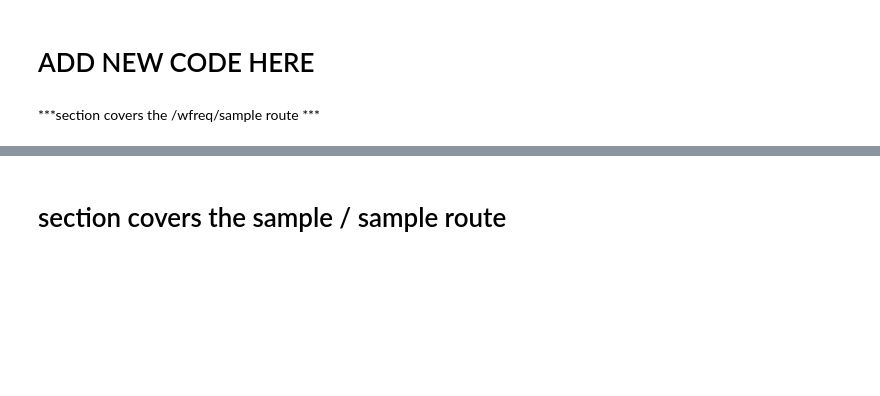
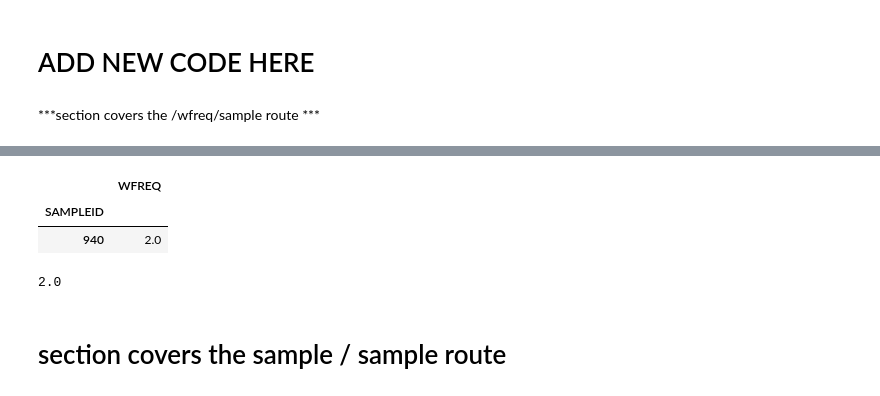
Before and after one commit to ABFdata/Homework, a Jupyter notebook: BellyButtonBio/Generators/bbb_andy_query.ipynb, the cells around one changed output, grey strips where cells are left out. Cells and saved outputs as stored; diff of their text form; code cells hidden in the pictures; blank space fills up the shorter version.

```diff
--- a/BellyButtonBio/Generators/bbb_andy_query.ipynb
+++ b/BellyButtonBio/Generators/bbb_andy_query.ipynb
@@ -281,9 +293,15 @@ samplewf_ID
 # %%
-wf_new = wf.loc[[samplewfID],['WFREQ']]
+wf_new = wf.loc[[samplewf_ID],['WFREQ']]
 wf_new
+# %% [output]
+|  | WFREQ |
+| SAMPLEID |  |
+| 940 | 2.0 |
 # %%
 results2 = wf_new["WFREQ"].item()
 results2
+# %% [output]
+2.0
 # %%
 wfreq = freq_df['WFREQ'].tolist()
 # %% [markdown]
```
Also changed, not shown: parts of 9 cells of this notebook.
